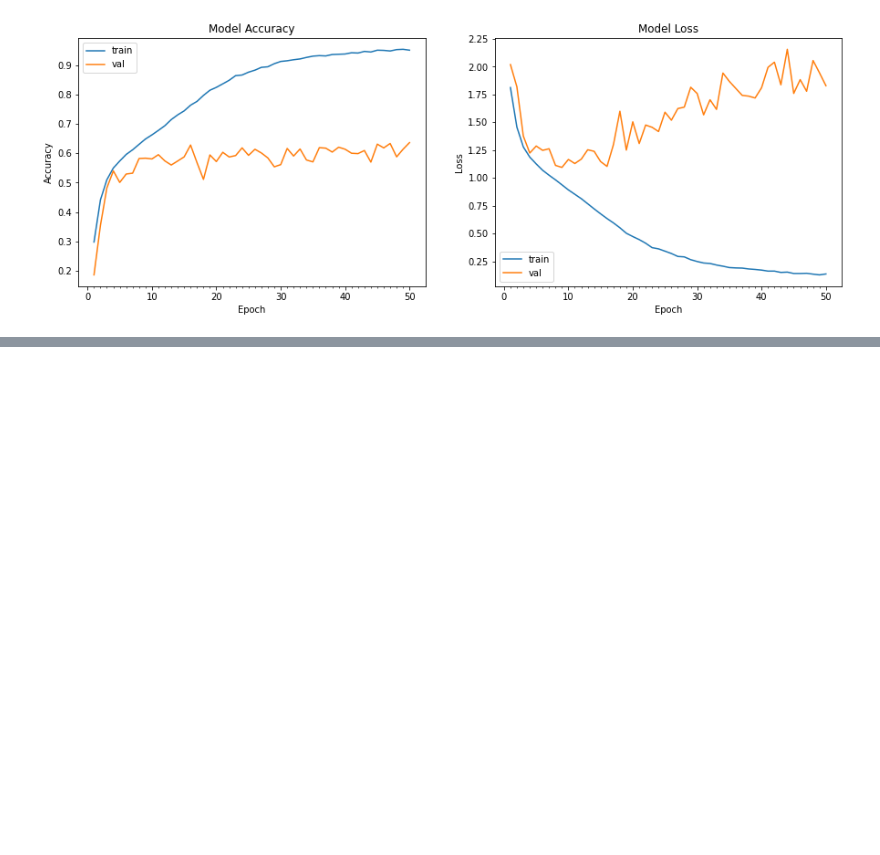
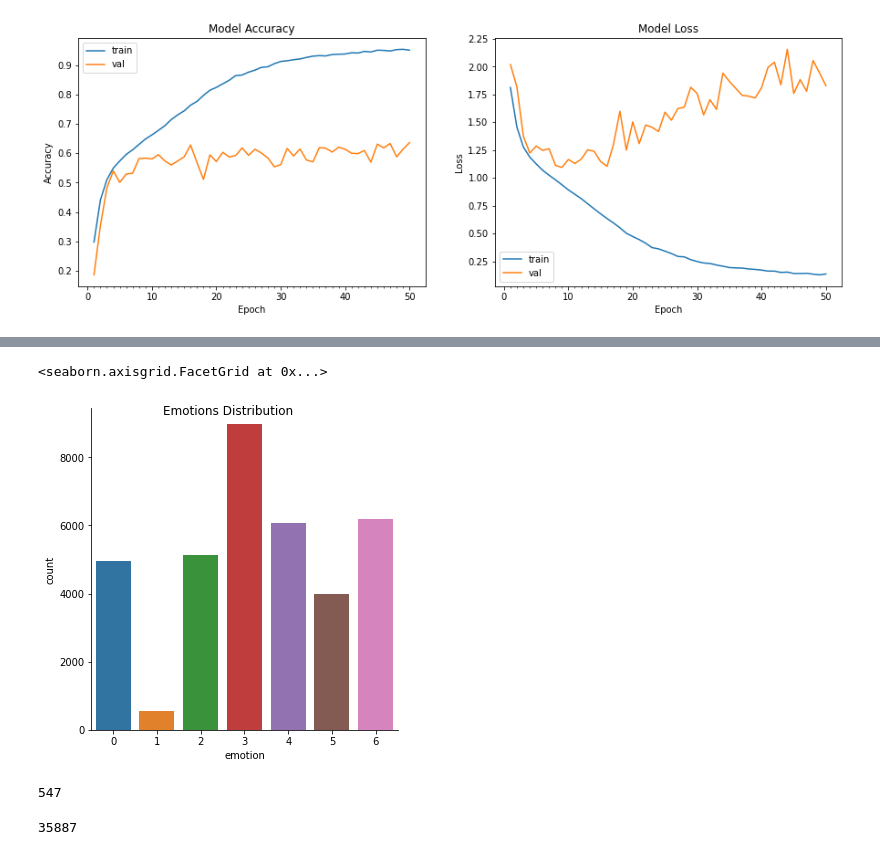
Before and after one commit to Wal1d/Emotion-Recognition, a Jupyter notebook: src/Emotion Detection.ipynb, the cells around one changed output, grey strips where cells are left out. Drawn from its saved outputs; the diff is of its cells as text; code cells hidden in the pictures; blank space fills up the shorter version.

```diff
--- a/src/Emotion Detection.ipynb
+++ b/src/Emotion Detection.ipynb
@@ -356,0 +263,3 @@ display()
+# %%
+df = pd.read_csv("fer2013.csv")
+df.info()
@@ -356,0 +293,16 @@ display()
+# %%
+ax = sns.catplot(x="emotion", kind="count", data=df)
+ax.fig.suptitle("Emotions Distribution")
+ax
+# %% [output]
+<seaborn.axisgrid.FacetGrid at 0x...>
+[figure, added]
+# %%
+# Emotion 1 not enough data
+
+emotion_1 = df[df.emotion == 1]
+print(len(emotion_1))
+len(df)
+# %% [output]
+547
+35887
```
Also changed, not shown: parts of 21 cells of this notebook, 2 other files.
